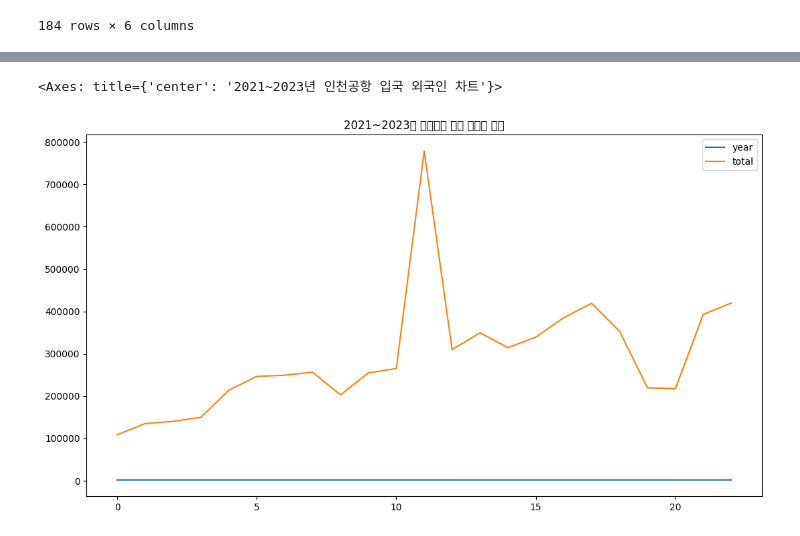
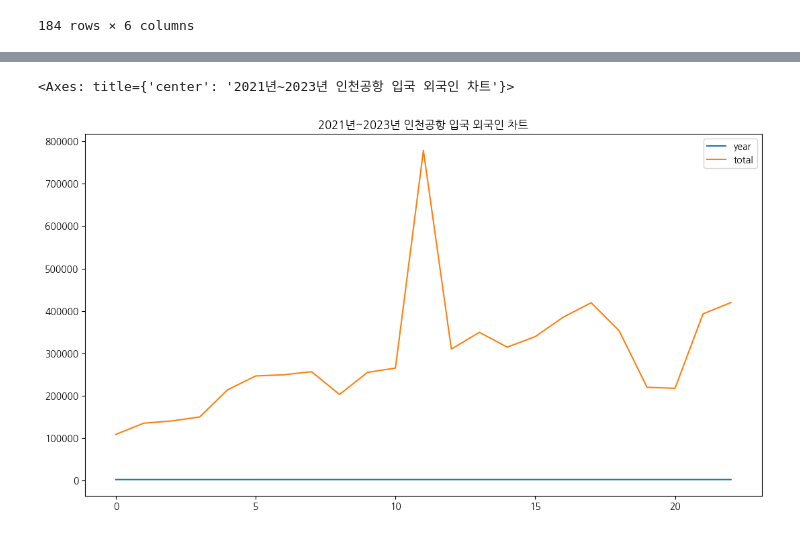
Before and after one commit to oatmealflyer/python, a Jupyter notebook: py11_인천공항이용자수분석.ipynb, the cells around one changed output, grey strips where cells are left out. Cells and saved outputs as stored; diff of their text form; code cells hidden in the pictures.

```diff
--- a/py11_인천공항이용자수분석.ipynb
+++ b/py11_인천공항이용자수분석.ipynb
@@ -72,5 +90,5 @@ ex3_data = ex3_filtered.groupby
 # %%
-ex2_data.plot(figsize=(13,7),title="2021~2023년 인천공항 입국 외국인 차트")
+ex2_data.plot(figsize=(13,7),title="2021년~2023년 인천공항 입국 외국인 차트")
 # %% [output]
-<Axes: title={'center': '2021~2023년 인천공항 입국 외국인 차트'}>
+<Axes: title={'center': '2021년~2023년 인천공항 입국 외국인 차트'}>
-[figure, old version]
+[figure, new version]
```
Also changed, not shown: parts of 16 cells of this notebook, 12 other files.
